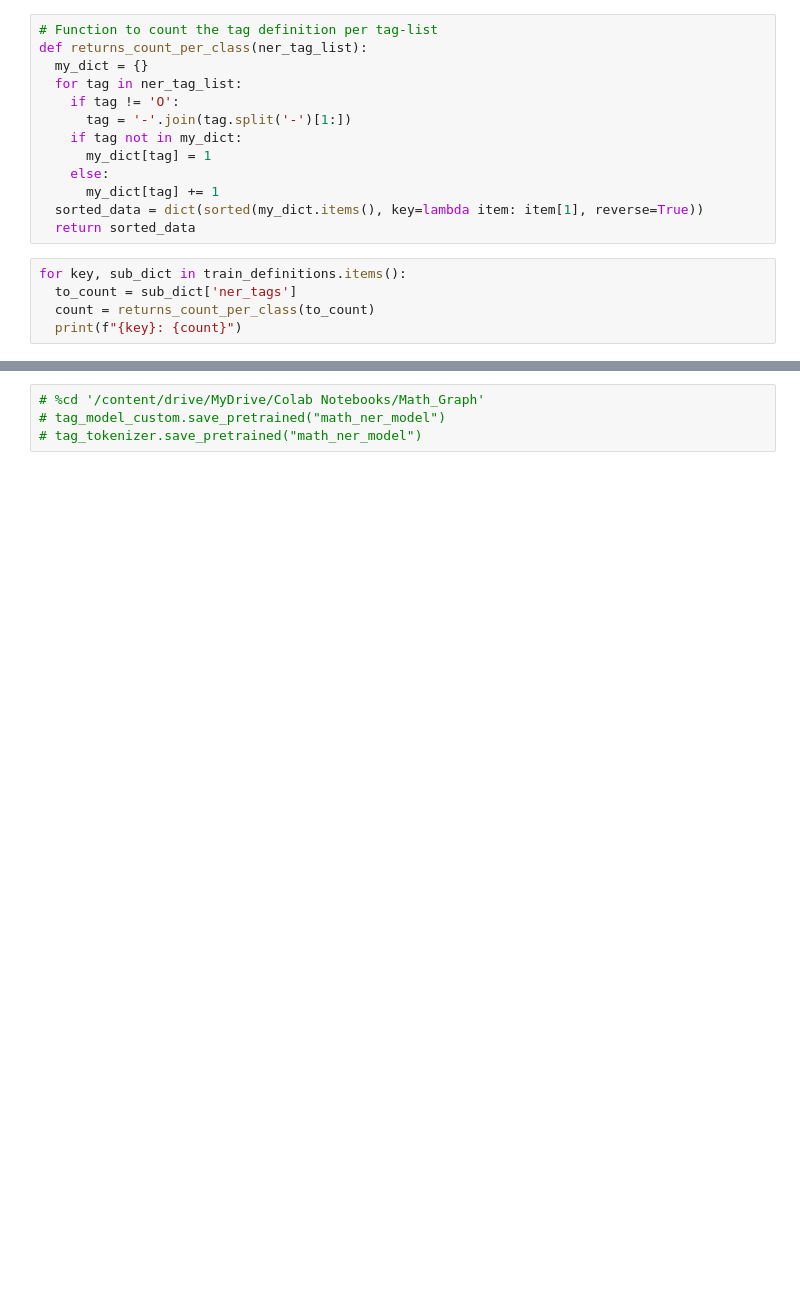
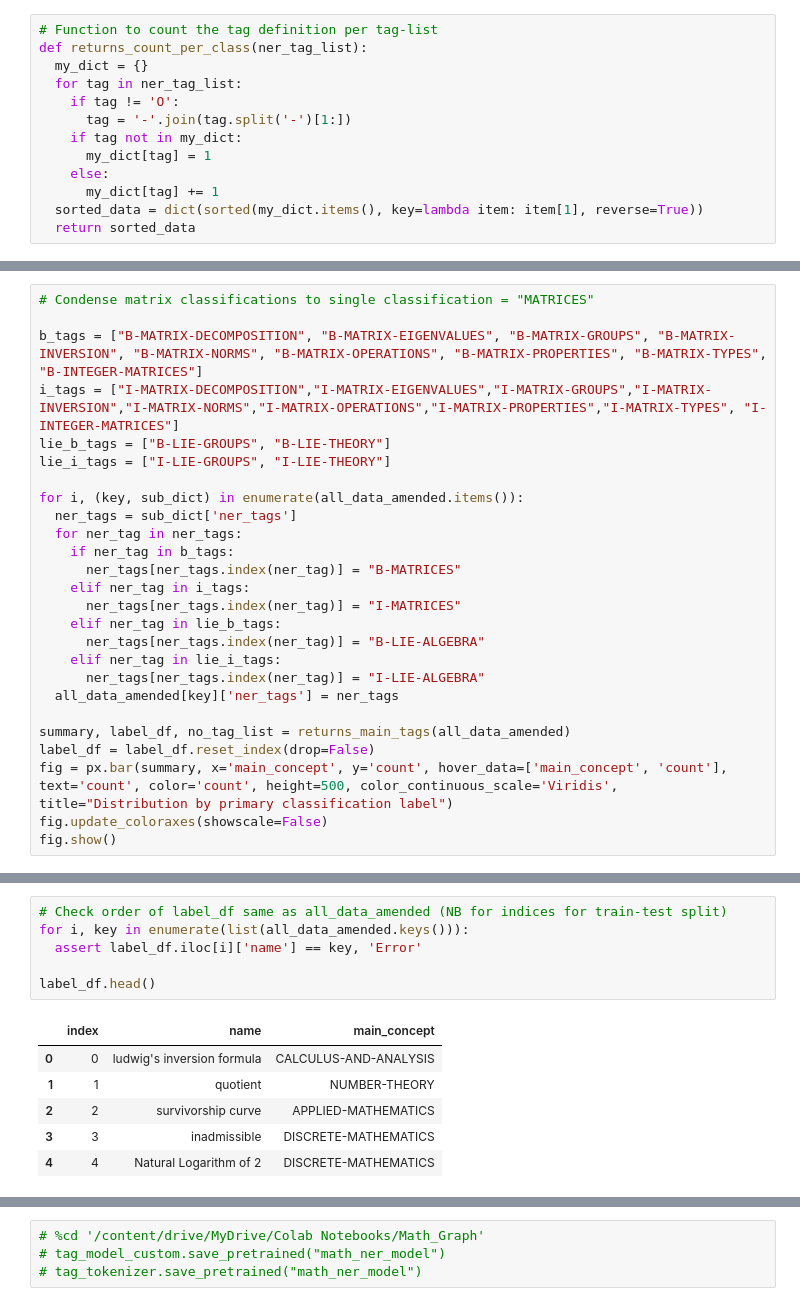
Before and after one commit to HeatherDriver/MathGraph, a Jupyter notebook: 05_NER_Model.ipynb, the cells around one changed output, grey strips where cells are left out. Drawn from its saved outputs; the diff is of its cells as text; blank space fills up the shorter version.

```diff
--- a/05_NER_Model.ipynb
+++ b/05_NER_Model.ipynb
@@ -129,8 +119,3 @@ def returns_count_per_class(ner_tag_list):
       my_dict[tag] += 1
   sorted_data = dict(sorted(my_dict.items(), key=lambda item: item[1], reverse=True))
   return sorted_data
-# %%
-for key, sub_dict in train_definitions.items():
-  to_count = sub_dict['ner_tags']
-  count = returns_count_per_class(to_count)
-  print(f"{key}: {count}")
@@ -237,0 +168,26 @@ pd.DataFrame([inputs['input_ids'][0].numpy(), tokens, predictions[0].numpy(), pr
+# %%
+# Condense matrix classifications to single classification = "MATRICES"
+
+b_tags = ["B-MATRIX-DECOMPOSITION", "B-MATRIX-EIGENVALUES", "B-MATRIX-GROUPS", "B-MATRIX-INVERSION", "B-MATRIX-NORMS", "B-MATRIX-OPERATIONS", "B-MATRIX-PROPERTIES", "B-MATRIX-TYPES", "B-INTEGER-MATRICES"]
+i_tags = ["I-MATRIX-DECOMPOSITION","I-MATRIX-EIGENVALUES","I-MATRIX-GROUPS","I-MATRIX-INVERSION","I-MATRIX-NORMS","I-MATRIX-OPERATIONS","I-MATRIX-PROPERTIES","I-MATRIX-TYPES", "I-INTEGER-MATRICES"]
+lie_b_tags = ["B-LIE-GROUPS", "B-LIE-THEORY"]
+lie_i_tags = ["I-LIE-GROUPS", "I-LIE-THEORY"]
+
+for i, (key, sub_dict) in enumerate(all_data_amended.items()):
+  ner_tags = sub_dict['ner_tags']
+  for ner_tag in ner_tags:
+    if ner_tag in b_tags:
+      ner_tags[ner_tags.index(ner_tag)] = "B-MATRICES"
+    elif ner_tag in i_tags:
+      ner_tags[ner_tags.index(ner_tag)] = "I-MATRICES"
+    elif ner_tag in lie_b_tags:
+      ner_tags[ner_tags.index(ner_tag)] = "B-LIE-ALGEBRA"
+    elif ner_tag in lie_i_tags:
+      ner_tags[ner_tags.index(ner_tag)] = "I-LIE-ALGEBRA"
+  all_data_amended[key]['ner_tags'] = ner_tags
+
+summary, label_df, no_tag_list = returns_main_tags(all_data_amended)
+label_df = label_df.reset_index(drop=False)
+fig = px.bar(summary, x='main_concept', y='count', hover_data=['main_concept', 'count'], text='count', color='count', height=500, color_continuous_scale='Viridis', title="Distribution by primary classification label")
+fig.update_coloraxes(showscale=False)
+fig.show()
@@ -237,0 +196,13 @@ pd.DataFrame([inputs['input_ids'][0].numpy(), tokens, predictions[0].numpy(), pr
+# %%
+# Check order of label_df same as all_data_amended (NB for indices for train-test split)
+for i, key in enumerate(list(all_data_amended.keys())):
+  assert label_df.iloc[i]['name'] == key, 'Error'
+
+label_df.head()
+# %% [output]
+|  | index | name | main_concept |
+| 0 | 0 | ludwig's inversion formula | CALCULUS-AND-ANALYSIS |
+| 1 | 1 | quotient | NUMBER-THEORY |
+| 2 | 2 | survivorship curve | APPLIED-MATHEMATICS |
+| 3 | 3 | inadmissible | DISCRETE-MATHEMATICS |
+| 4 | 4 | Natural Logarithm of 2 | DISCRETE-MATHEMATICS |
```
Also changed, not shown: parts of 58 cells of this notebook.
